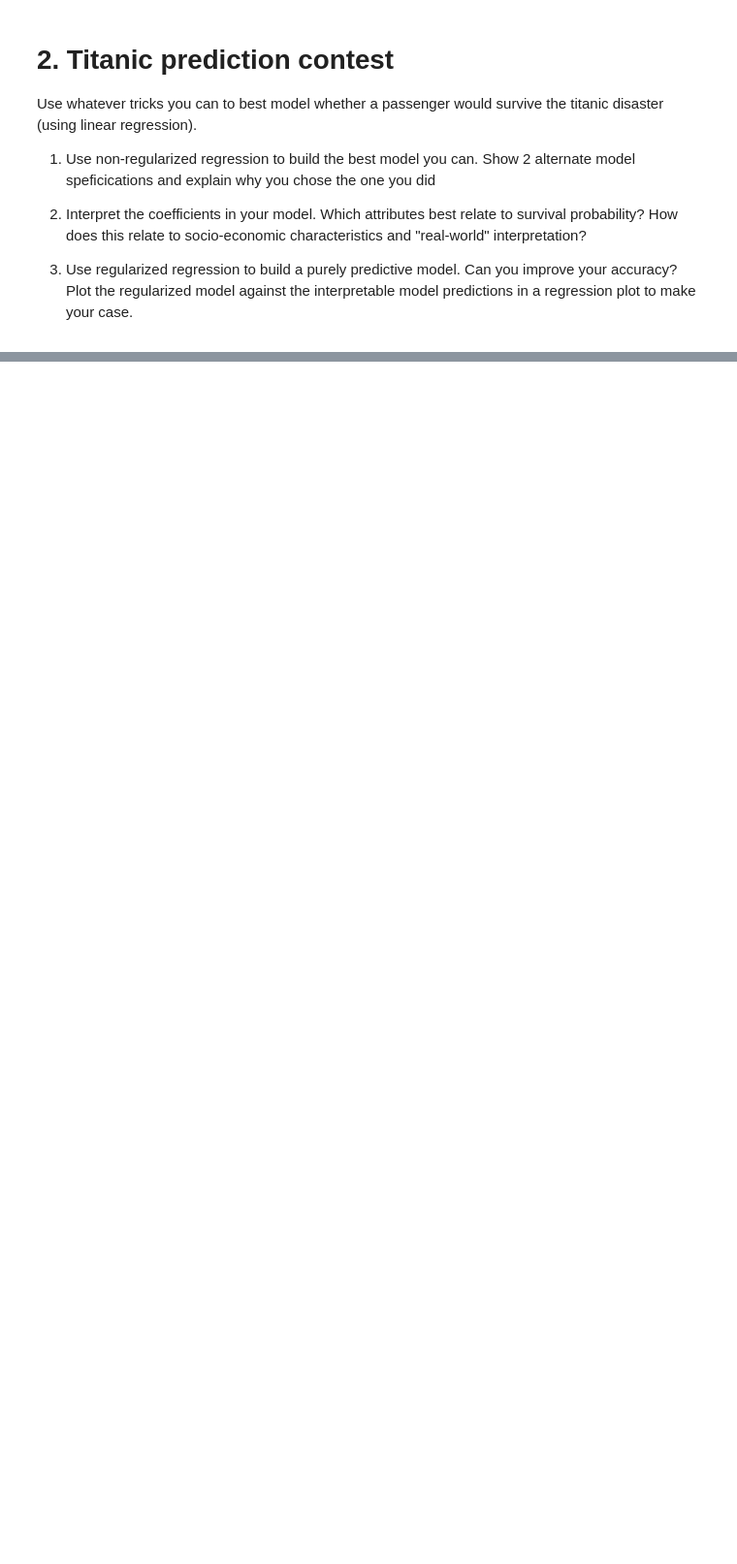
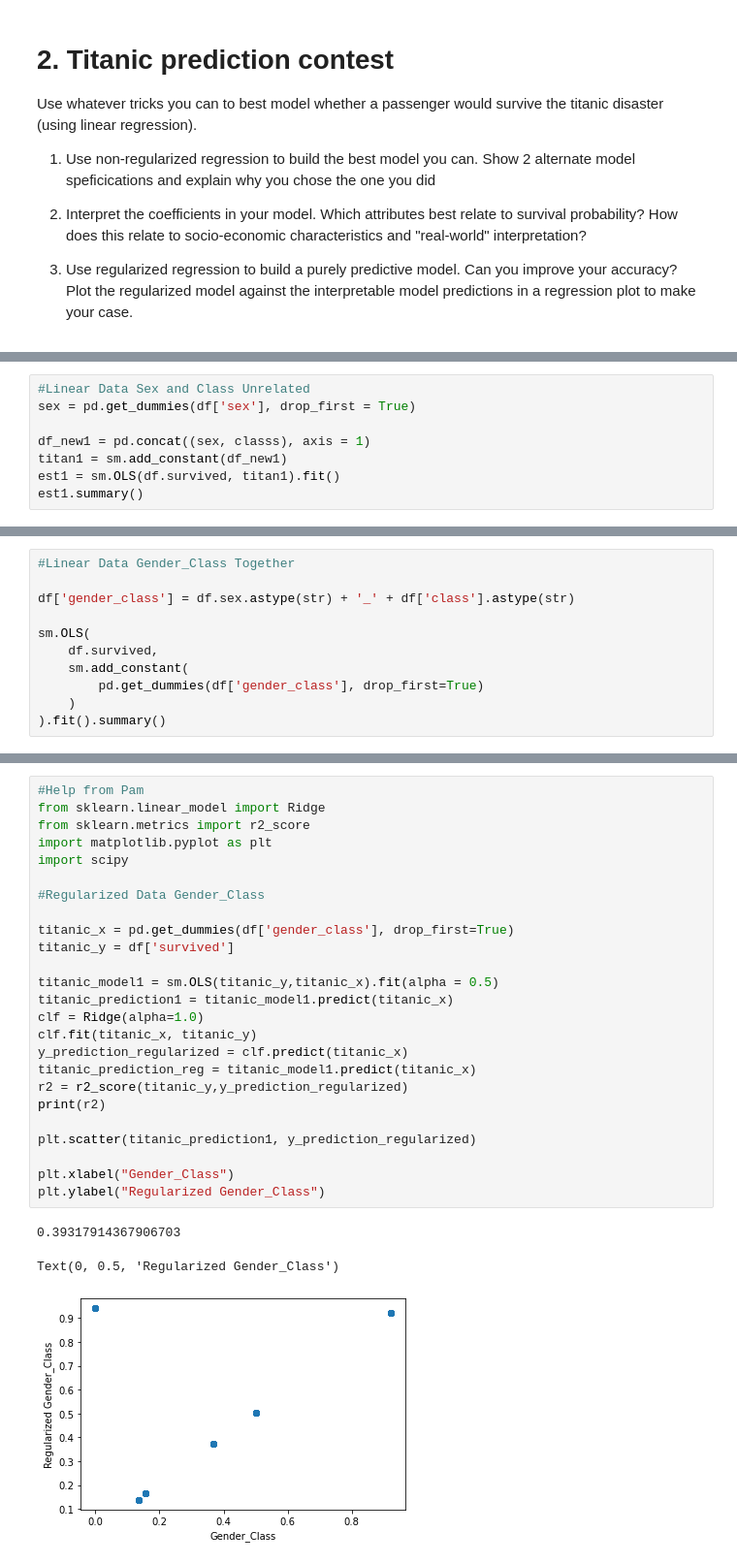
Before and after one commit to cb-ds-1/m3-3-engineering-regression, a Jupyter notebook: workshop.ipynb, the cells around one changed output, grey strips where cells are left out. Shown at 97% size. Saved outputs shown, nothing was run; the diff lists cells and outputs as text; blank space fills up the shorter version.

```diff
--- a/workshop.ipynb
+++ b/workshop.ipynb
@@ -20,0 +152,8 @@ Use whatever tricks you can to best model whether a passenger would survive the
+# %%
+#Linear Data Sex and Class Unrelated
+sex = pd.get_dummies(df['sex'], drop_first = True)
+
+df_new1 = pd.concat((sex, classs), axis = 1)
+titan1 = sm.add_constant(df_new1)
+est1 = sm.OLS(df.survived, titan1).fit()
+est1.summary()
@@ -20,0 +185,11 @@ Use whatever tricks you can to best model whether a passenger would survive the
+# %%
+#Linear Data Gender_Class Together
+
+df['gender_class'] = df.sex.astype(str) + '_' + df['class'].astype(str)
+
+sm.OLS(
+    df.survived,
+    sm.add_constant(
+        pd.get_dummies(df['gender_class'], drop_first=True)
+    )
+).fit().summary()
@@ -20,0 +230,29 @@ Use whatever tricks you can to best model whether a passenger would survive the
+# %%
+#Help from Pam
+from sklearn.linear_model import Ridge
+from sklearn.metrics import r2_score
+import matplotlib.pyplot as plt
+import scipy
+
+#Regularized Data Gender_Class
+
+titanic_x = pd.get_dummies(df['gender_class'], drop_first=True)
+titanic_y = df['survived']
+
+titanic_model1 = sm.OLS(titanic_y,titanic_x).fit(alpha = 0.5)
+titanic_prediction1 = titanic_model1.predict(titanic_x)
+clf = Ridge(alpha=1.0)
+clf.fit(titanic_x, titanic_y)
+y_prediction_regularized = clf.predict(titanic_x)
+titanic_prediction_reg = titanic_model1.predict(titanic_x)
+r2 = r2_score(titanic_y,y_prediction_regularized)
+print(r2)
+
+plt.scatter(titanic_prediction1, y_prediction_regularized)
+
+plt.xlabel("Gender_Class")
+plt.ylabel("Regularized Gender_Class")
+# %% [output]
+0.39317914367906703
+Text(0, 0.5, 'Regularized Gender_Class')
+[figure, added]
```
Also changed, not shown: parts of 14 cells of this notebook.
